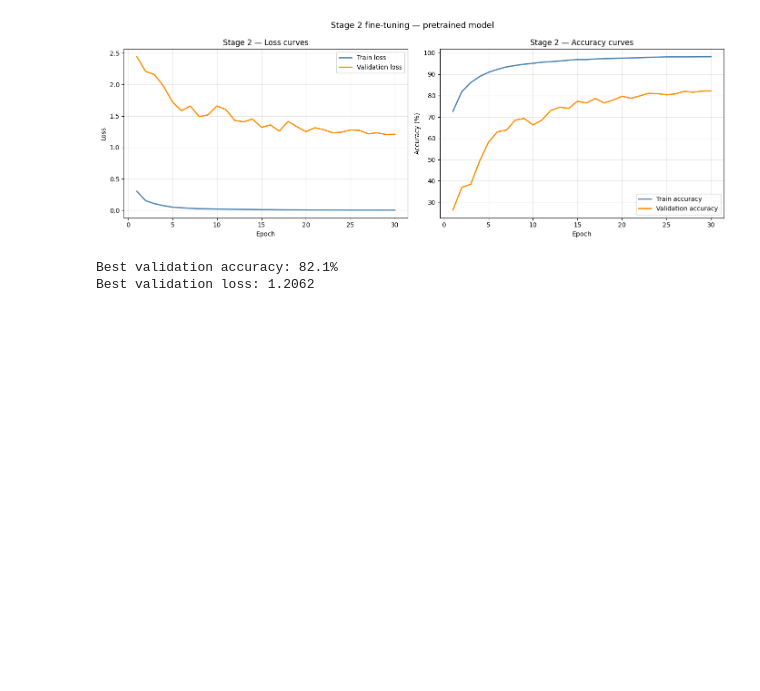
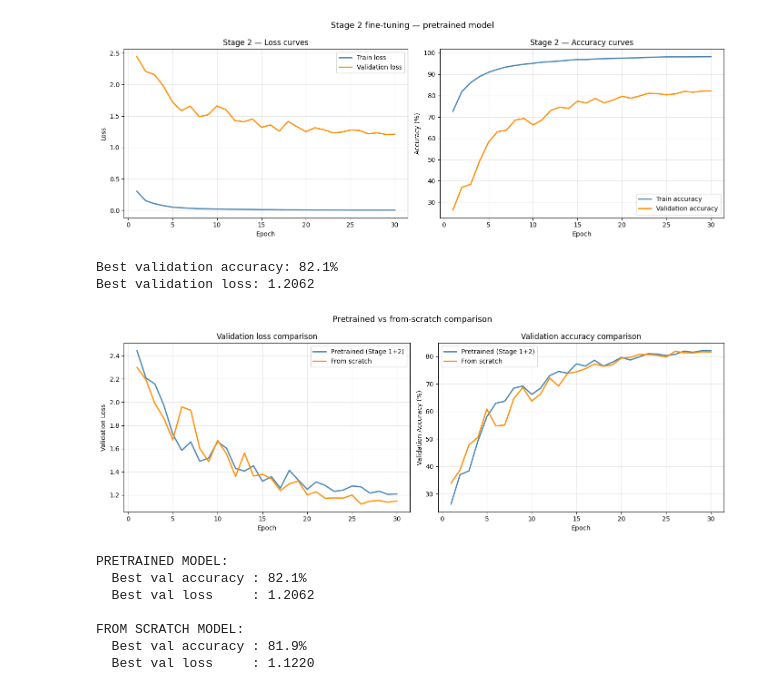
Before and after one commit to Mihai-Avr/soccernet-action-spotting, a Jupyter notebook: notebooks/exploration.ipynb, the cells around one changed output. Drawn from its saved outputs; the diff is of its cells as text; code cells hidden in the pictures; blank space fills up the shorter version.

```diff
--- a/notebooks/exploration.ipynb
+++ b/notebooks/exploration.ipynb
@@ -529,3 +529,58 @@ print(f"Best validation loss: {min(history['val_loss']):.4f}")
 [figure]
 Best validation accuracy: 82.1%
 Best validation loss: 1.2062
+# %%
+import numpy as np
+import matplotlib.pyplot as plt
+
+pretrained_history = np.load("../checkpoints/finetune_history.npy",
+                              allow_pickle=True).item()
+scratch_history = np.load("../checkpoints/finetune_scratch_history.npy",
+                           allow_pickle=True).item()
+
+fig, (ax1, ax2) = plt.subplots(1, 2, figsize=(14, 5))
+
+epochs_p = range(1, len(pretrained_history["val_loss"]) + 1)
+epochs_s = range(1, len(scratch_history["val_loss"]) + 1)
+
+ax1.plot(epochs_p, pretrained_history["val_loss"],
+         color="steelblue", linewidth=2, label="Pretrained (Stage 1+2)")
+ax1.plot(epochs_s, scratch_history["val_loss"],
+         color="darkorange", linewidth=2, label="From scratch")
+ax1.set_xlabel("Epoch")
+ax1.set_ylabel("Validation Loss")
+ax1.set_title("Validation loss comparison")
+ax1.legend()
+ax1.grid(True, alpha=0.3)
+
+ax2.plot(epochs_p, pretrained_history["val_acc"],
+         color="steelblue", linewidth=2, label="Pretrained (Stage 1+2)")
+ax2.plot(epochs_s, scratch_history["val_acc"],
+         color="darkorange", linewidth=2, label="From scratch")
+ax2.set_xlabel("Epoch")
+ax2.set_ylabel("Validation Accuracy (%)")
+ax2.set_title("Validation accuracy comparison")
+ax2.legend()
+ax2.grid(True, alpha=0.3)
+
+plt.suptitle("Pretrained vs from-scratch comparison", fontsize=13)
+plt.tight_layout()
+plt.savefig("../results/figures/pretrained_vs_scratch.png",
+            dpi=150, bbox_inches="tight")
+plt.show()
+
+print("PRETRAINED MODEL:")
+print(f"  Best val accuracy : {max(pretrained_history['val_acc']):.1f}%")
+print(f"  Best val loss     : {min(pretrained_history['val_loss']):.4f}")
+print(f"\nFROM SCRATCH MODEL:")
+print(f"  Best val accuracy : {max(scratch_history['val_acc']):.1f}%")
+print(f"  Best val loss     : {min(scratch_history['val_loss']):.4f}")
+# %% [output]
+[figure, added]
+PRETRAINED MODEL:
+  Best val accuracy : 82.1%
+  Best val loss     : 1.2062
+
+FROM SCRATCH MODEL:
+  Best val accuracy : 81.9%
+  Best val loss     : 1.1220
```
Also changed, not shown: 3 other files.
